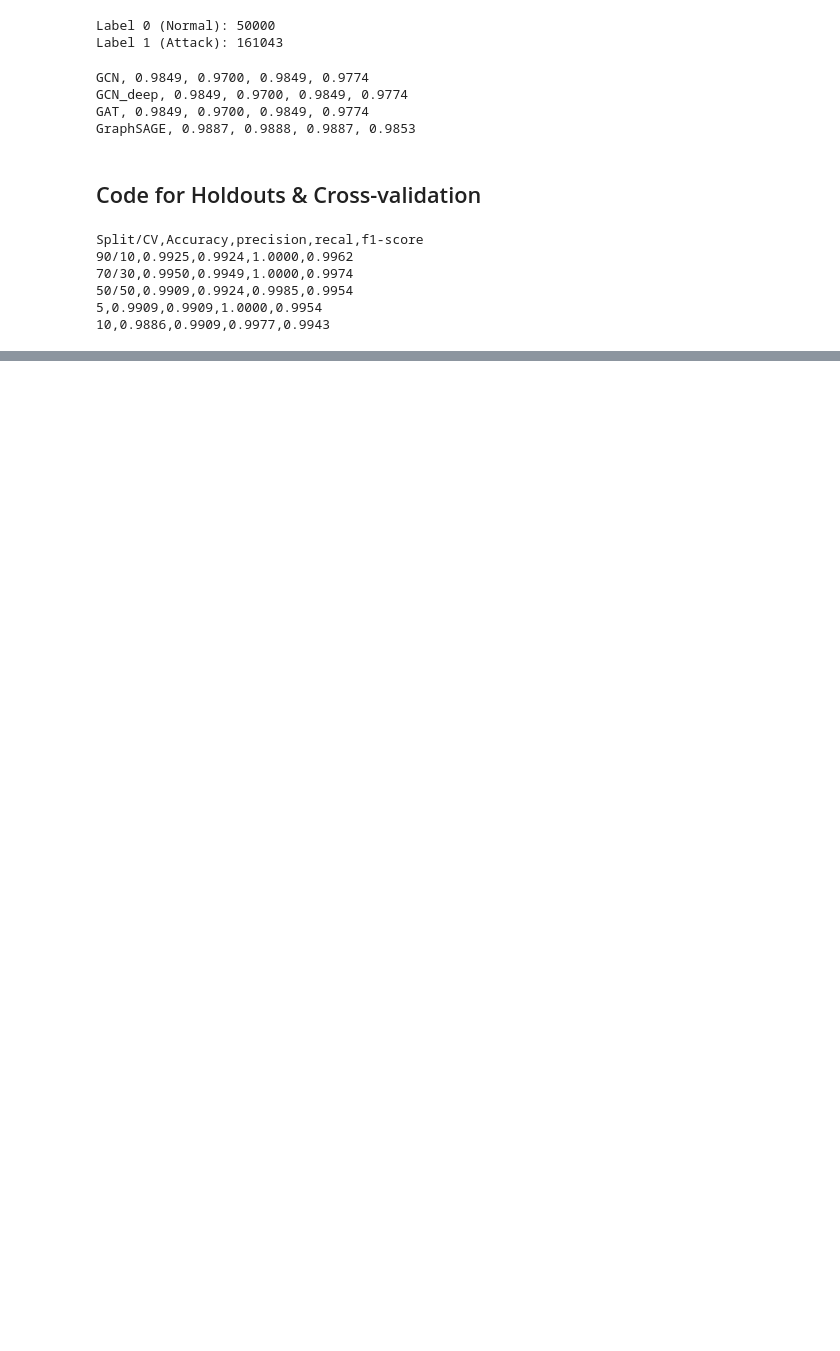
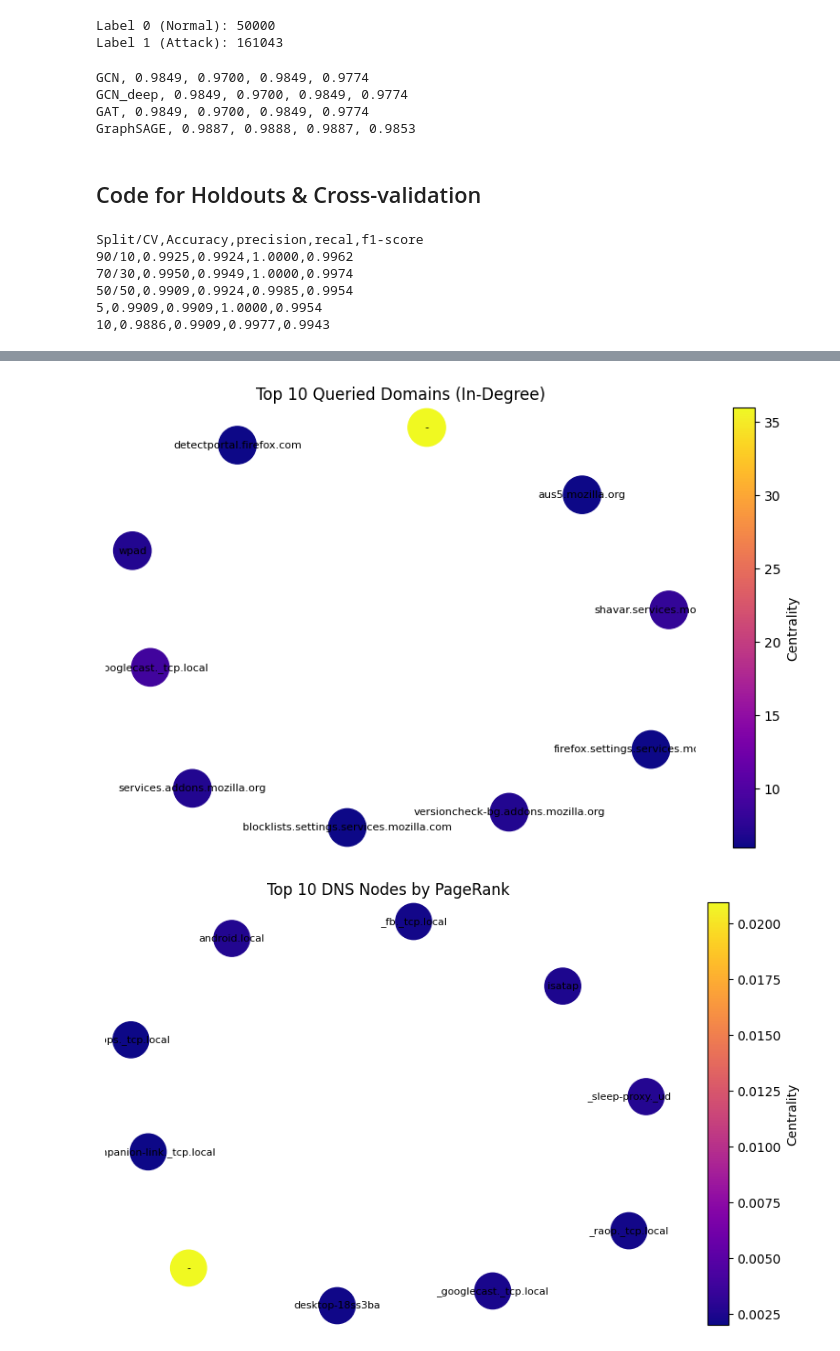
Before and after one commit to markogeorgiev/FCSE-24W-SMIM-Project, a Jupyter notebook: Project-Approach-B/approach-b-notebook.ipynb, the cells around one changed output, grey strips where cells are left out. Saved outputs shown, nothing was run; the diff lists cells and outputs as text; code cells hidden in the pictures; blank space fills up the shorter version.

```diff
--- a/Project-Approach-B/approach-b-notebook.ipynb
+++ b/Project-Approach-B/approach-b-notebook.ipynb
@@ -525,0 +704,49 @@ Split/CV,Accuracy,precision,recal,f1-score
+# %%
+import matplotlib.pyplot as plt
+import networkx as nx
+
+# Create DNS subgraph
+dns_edges = [(u, v) for u, v, k in G.edges(keys=True) if k == "dns_query"]
+dns_G = nx.DiGraph()
+dns_G.add_edges_from(dns_edges)
+
+# Calculate in-degree and PageRank
+dns_indegree = dict(dns_G.in_degree())
+dns_pagerank = nx.pagerank(dns_G, alpha=0.85)
+
+# Select top N domains by in-degree and PageRank
+top_n = 10
+top_indegree_nodes = sorted(dns_indegree.items(), key=lambda x: x[1], reverse=True)[:top_n]
+top_pagerank_nodes = sorted(dns_pagerank.items(), key=lambda x: x[1], reverse=True)[:top_n]
+
+# Extract subgraphs
+top_indegree_subgraph = dns_G.subgraph([node for node, _ in top_indegree_nodes])
+top_pagerank_subgraph = dns_G.subgraph([node for node, _ in top_pagerank_nodes])
+
+# Visualization helper
+def draw_subgraph(G_sub, title, node_metric):
+    pos = nx.spring_layout(G_sub, seed=42)
+    plt.figure(figsize=(10, 6))
+
+    nodes = G_sub.nodes()
+    values = [node_metric.get(node, 0.0) for node in nodes]
+
+    # Draw nodes and keep the mappable object for colorbar
+    node_collection = nx.draw_networkx_nodes(
+        G_sub, pos, node_size=800, node_color=values, cmap=plt.cm.plasma
+    )
+
+    nx.draw_networkx_labels(G_sub, pos, font_size=8)
+    nx.draw_networkx_edges(G_sub, pos, arrows=True, arrowstyle="->", arrowsize=10)
+
+    plt.title(title)
+    plt.colorbar(node_collection, label="Centrality")  # This now works correctly
+    plt.axis('off')
+    plt.show()
+
+# Draw visualizations
+draw_subgraph(top_indegree_subgraph, "Top 10 Queried Domains (In-Degree)", dns_indegree)
+draw_subgraph(top_pagerank_subgraph, "Top 10 DNS Nodes by PageRank", dns_pagerank)
+# %% [output]
+[figure, added]
+[figure, added]
```
Also changed, not shown: parts of 12 cells of this notebook, 6 other files.
